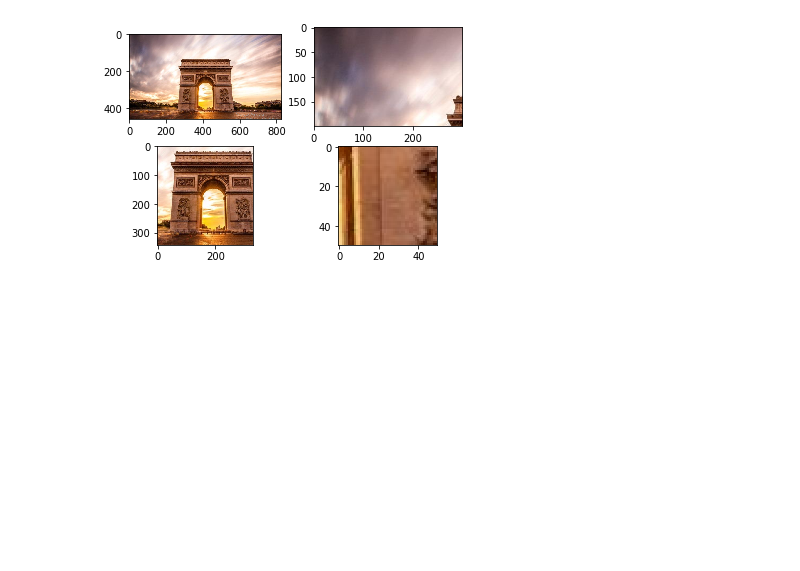
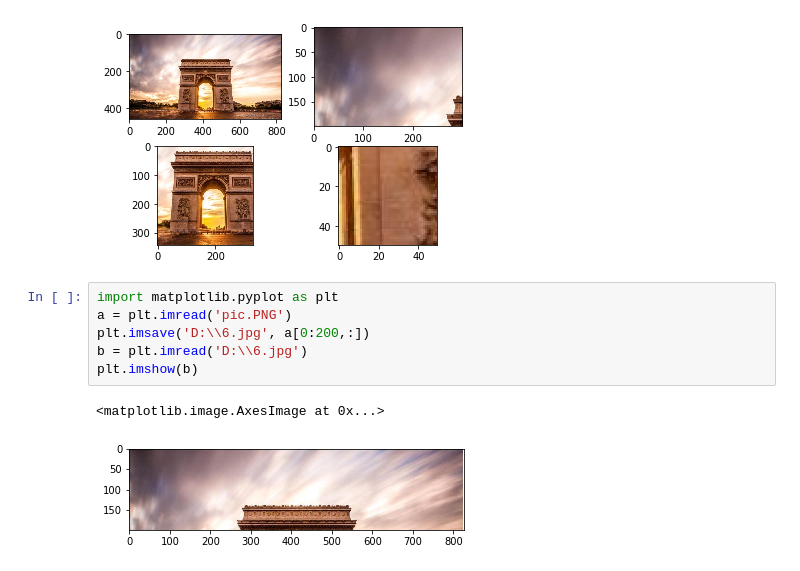
Before and after one commit to ahmed-hassan97/data_visulization, a Jupyter notebook: data_visulization.ipynb, the cells around one changed output. Drawn from its saved outputs; the diff is of its cells as text; blank space fills up the shorter version.

```diff
--- a/data_visulization.ipynb
+++ b/data_visulization.ipynb
@@ -516,3 +516,12 @@ plt.imshow(z)
 (462, 827, 4)
 <matplotlib.image.AxesImage at 0x...>
 [figure]
+# %%
+import matplotlib.pyplot as plt
+a = plt.imread('pic.PNG')
+plt.imsave('D:\\6.jpg', a[0:200,:])
+b = plt.imread('D:\\6.jpg')
+plt.imshow(b)
+# %% [output]
+<matplotlib.image.AxesImage at 0x...>
+[figure, added]
```
Also changed, not shown: parts of 2 cells of this notebook.
